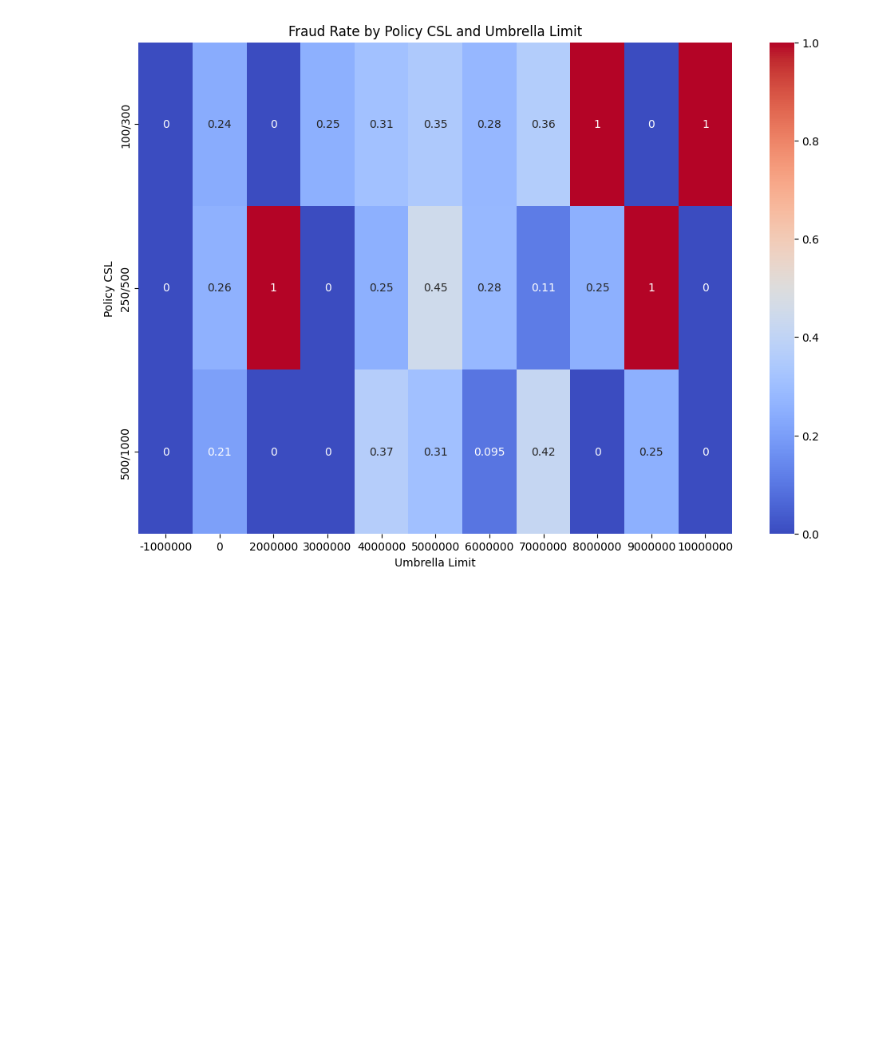
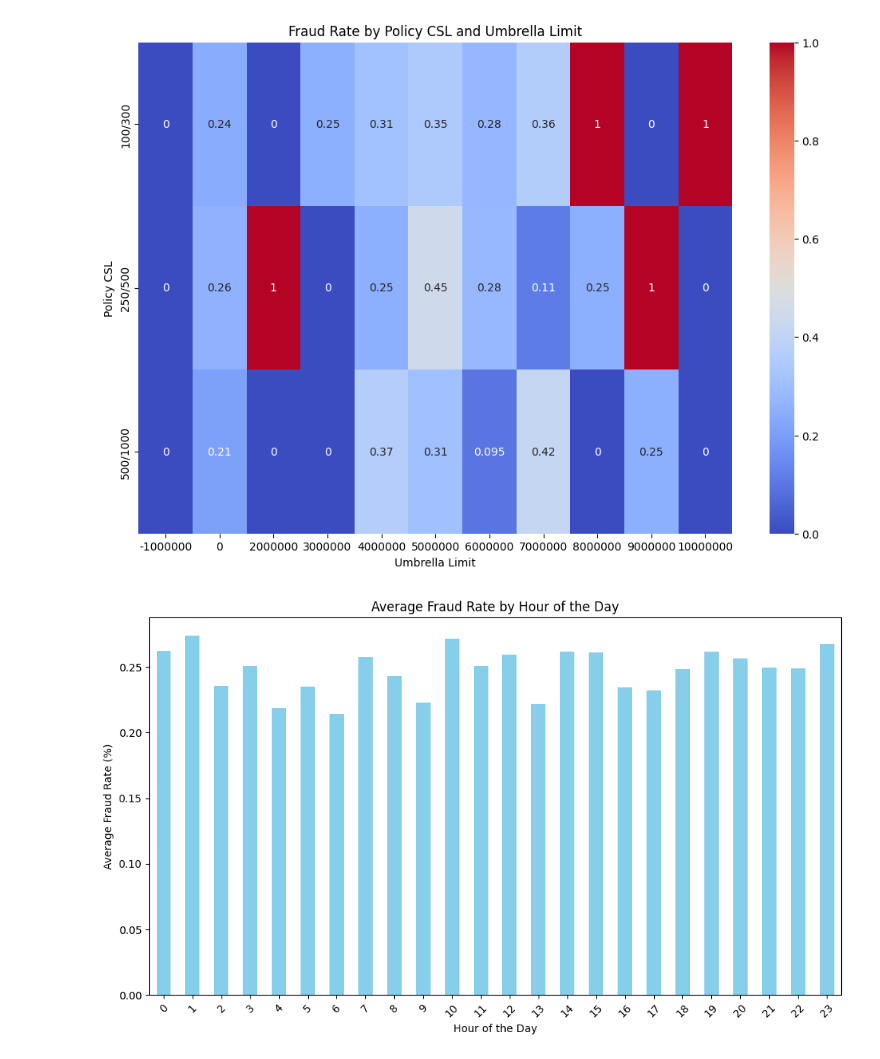
Before and after one commit to soplima/Automobile-Insurance-Claim-Prediction, a Jupyter notebook: InsuranceClaimAnalysis.ipynb, the cells around one changed output. Cells and saved outputs as stored; diff of their text form; code cells hidden in the pictures; blank space fills up the shorter version.

Commit message:
analysing data

```diff
--- a/InsuranceClaimAnalysis.ipynb
+++ b/InsuranceClaimAnalysis.ipynb
@@ -683,3 +683,17 @@ plt.ylabel('Policy CSL')
 plt.show()
 # %% [output]
 [figure]
+# %%
+hourly_fraud_rate = data.groupby('incident_hour_of_the_day')['fraud_rate'].mean()
+
+# Plotting the results
+plt.figure(figsize=(10, 6))
+hourly_fraud_rate.plot(kind='bar', color='skyblue')
+plt.title('Average Fraud Rate by Hour of the Day')
+plt.xlabel('Hour of the Day')
+plt.ylabel('Average Fraud Rate (%)')
+plt.xticks(rotation=45)
+plt.tight_layout()
+plt.show()
+# %% [output]
+[figure, added]
```
Also changed, not shown: parts of 6 cells of this notebook, 1 other file.
